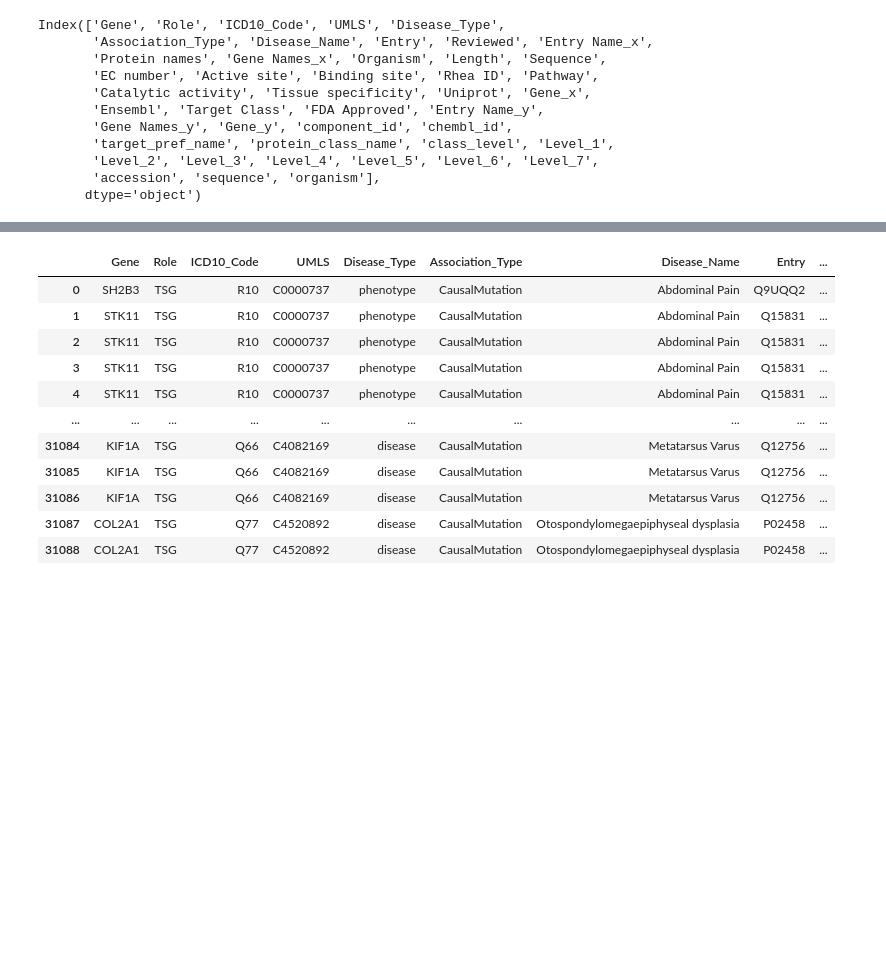
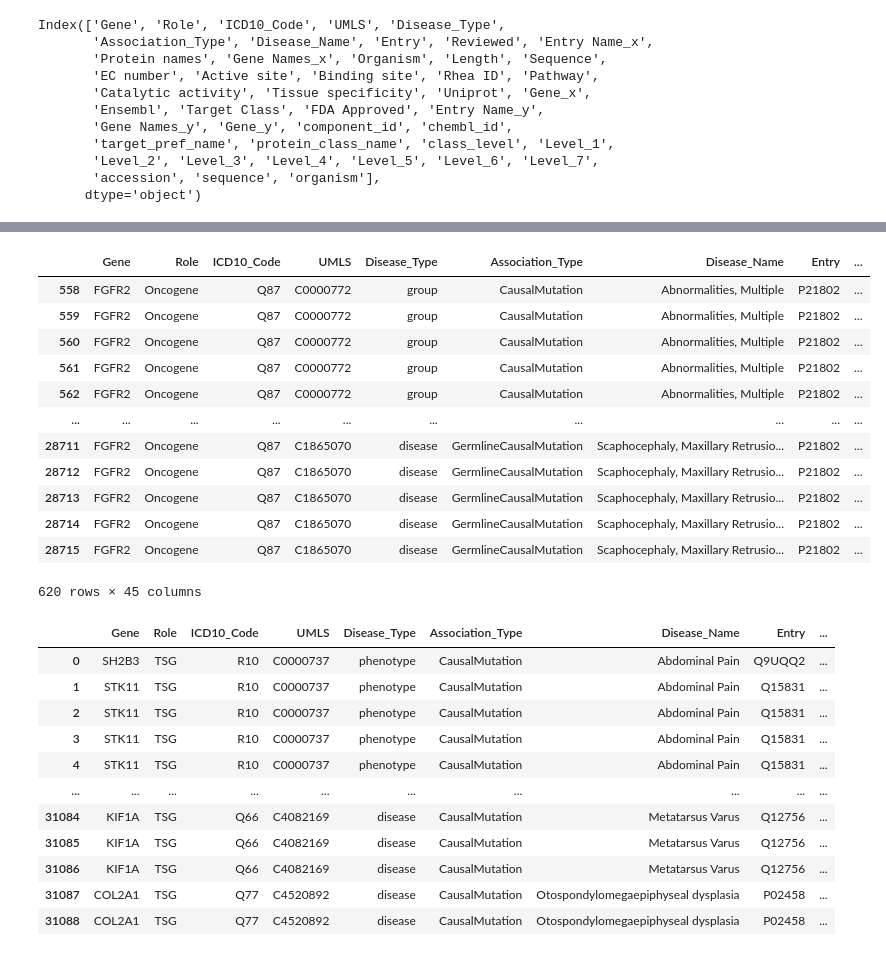
Before and after one commit to ygrepo/drug_discovery, a Jupyter notebook: notebook/load_data.ipynb, the cells around one changed output, grey strips where cells are left out. Cells and saved outputs as stored; diff of their text form; code cells hidden in the pictures; blank space fills up the shorter version.

```diff
--- a/notebook/load_data.ipynb
+++ b/notebook/load_data.ipynb
@@ -49,3 +63,19 @@ array(['Abdominal Pain', 'Abnormalities, Multiple', 'Achondroplasia', ...,
+# %%
+df.query("Gene == 'FGFR2'")
+# %% [output]
+|  | Gene | Role | ICD10_Code | UMLS | Disease_Type | Association_Type | Disease_Name | Entry | ... |
+| 558 | FGFR2 | Oncogene | Q87 | C0000772 | group | CausalMutation | Abnormalities, Multiple | P21802 | ... |
+| 559 | FGFR2 | Oncogene | Q87 | C0000772 | group | CausalMutation | Abnormalities, Multiple | P21802 | ... |
+| 560 | FGFR2 | Oncogene | Q87 | C0000772 | group | CausalMutation | Abnormalities, Multiple | P21802 | ... |
+| 561 | FGFR2 | Oncogene | Q87 | C0000772 | group | CausalMutation | Abnormalities, Multiple | P21802 | ... |
+| 562 | FGFR2 | Oncogene | Q87 | C0000772 | group | CausalMutation | Abnormalities, Multiple | P21802 | ... |
+| ... | ... | ... | ... | ... | ... | ... | ... | ... | ... |
+| 28711 | FGFR2 | Oncogene | Q87 | C1865070 | disease | GermlineCausalMutation | Scaphocephaly, Maxillary Retrusio... | P21802 | ... |
+| 28712 | FGFR2 | Oncogene | Q87 | C1865070 | disease | GermlineCausalMutation | Scaphocephaly, Maxillary Retrusio... | P21802 | ... |
+| 28713 | FGFR2 | Oncogene | Q87 | C1865070 | disease | GermlineCausalMutation | Scaphocephaly, Maxillary Retrusio... | P21802 | ... |
+| 28714 | FGFR2 | Oncogene | Q87 | C1865070 | disease | GermlineCausalMutation | Scaphocephaly, Maxillary Retrusio... | P21802 | ... |
+| 28715 | FGFR2 | Oncogene | Q87 | C1865070 | disease | GermlineCausalMutation | Scaphocephaly, Maxillary Retrusio... | P21802 | ... |
+620 rows × 45 columns
 # %%
 mask = df["Organism"].notna() & df["Organism"].str.contains("Homo sapiens", regex=False)
 df[mask]
```
Also changed, not shown: parts of 1 cell of this notebook, 2 other files.
